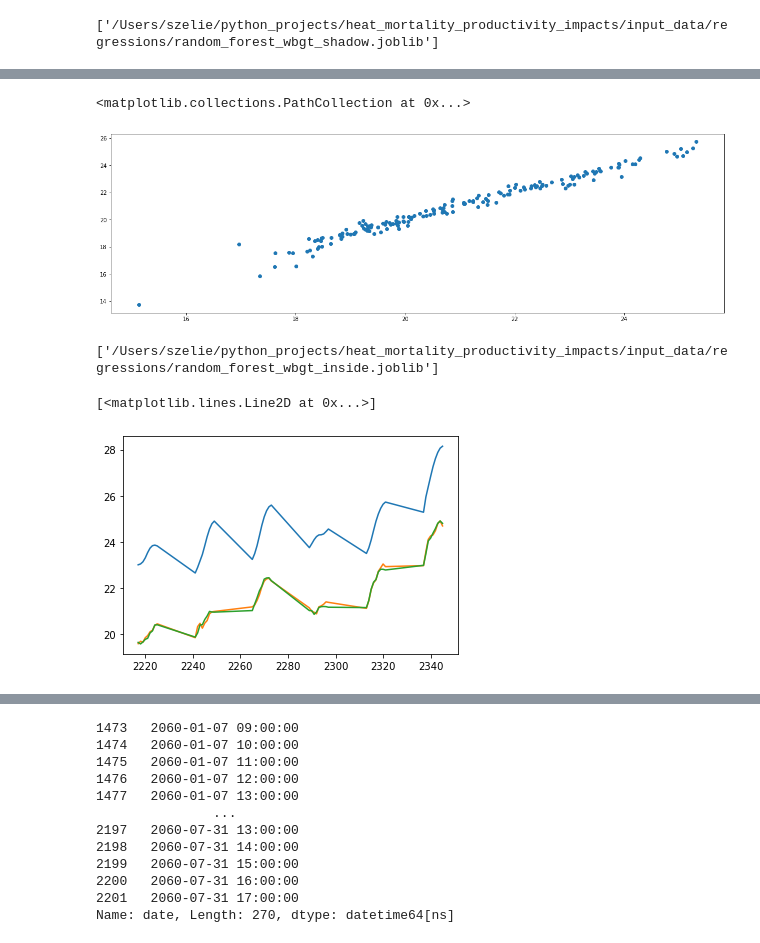
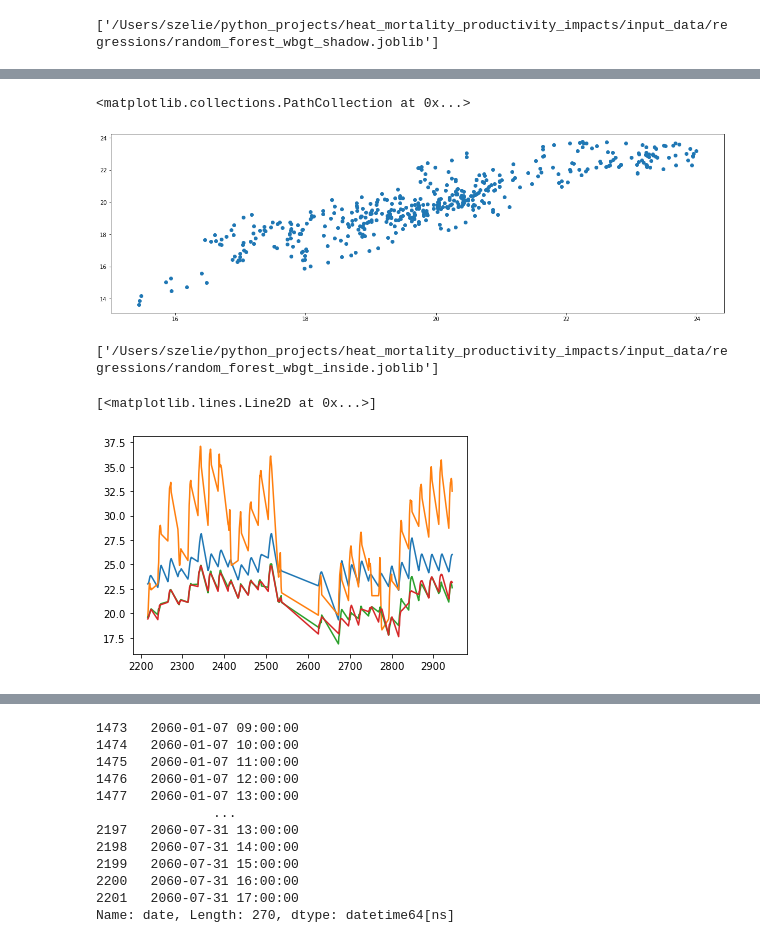
Before and after one commit to zeliest/heat_mortality_productivity_impacts, a Jupyter notebook: research/notebooks/random_forest_wbgt.ipynb, the cells around one changed output, grey strips where cells are left out. Cells and saved outputs as stored; diff of their text form; code cells hidden in the pictures.

Commit message:
Update regression wbgt outside

```diff
--- a/research/notebooks/random_forest_wbgt.ipynb
+++ b/research/notebooks/random_forest_wbgt.ipynb
@@ -155,20 +156,28 @@ wbgt_inside = pd.merge(wbgt_inside,max_T, on=['time.mm','time.dd'])
 # %%
-from sklearn import linear_model
+from sklearn.model_selection import KFold
+from sklearn.metrics import accuracy_score
+import numpy as np
 
-wbgt_inside = wbgt_inside[wbgt_inside['tasmax']>23]
-wbgt_inside = wbgt_inside.dropna()
-wbgt_inside = wbgt_inside[(wbgt_inside['time.hh']>8)&(wbgt_inside['time.hh']<18)]
-X = wbgt_inside[['time.hh','tasmin','tasmax']] # here we have 2 variables for multiple regression. If you just want to use one variable for simple linear regression, then use X = df['Interest_Rate'] for example.Alternatively, you may add additional variables within the brackets
-Y = wbgt_inside['wbgt_inside']
+kf5 = KFold(n_splits=5, shuffle=False)
+kf3 = KFold(n_splits=3, shuffle=False)
 
-from sklearn.model_selection import train_test_split
-# splitting the data
-x_train, x_test, y_train, y_test = train_test_split(X, Y, test_size = 0.2, random_state = 42)
+rfr_inside = RandomForestRegressor(n_estimators=10, max_depth=10)
 
-# with sklearn
-rfr_inside = RandomForestRegressor(n_estimators=10, max_depth=8)
-rfr_inside.fit(x_train, y_train)
+rmse_list =[]
 
-score = rfr_inside.score(x_train, y_train)
-print("R-squared:", score)
+i = 1
+
+for train_index, test_index in kf5.split(wbgt_inside):
+    X_train = wbgt_inside.iloc[train_index][['time.hh','tasmin','tasmax']]
+    X_test = wbgt_inside.iloc[test_index][['time.hh','tasmin','tasmax']]
+    y_train = wbgt_inside.iloc[train_index][['wbgt_inside']]
+    y_test = wbgt_inside.iloc[test_index]['wbgt_inside']
+
+    #Train the model
+    rfr_inside.fit(X_train, y_train) #Training the model
+    y_prediction_rfr = rfr_inside.predict(X_test)
+    rmse = np.sqrt(mean_squared_error(y_test,y_prediction_rfr))
+    rmse_list.append(rmse)
+    print(f"Accuracy for the fold no. {i} on the test set: {rmse}")
+    i += 1
 # %% [output]
@@ -195,9 +207,9 @@ print(rfr_sun.predict(array))
 # %%
 fig, ax = plt.subplots(figsize=(20,6))
-ax.scatter(y_prediction, y_test)
+ax.scatter(y_prediction_rfr, y_test)
 # %% [output]
 <matplotlib.collections.PathCollection at 0x...>
-[figure, old version]
+[figure, new version]
 # %%
 import joblib
 joblib.dump(rfr_inside, "/Users/szelie/python_projects/heat_mortality_productivity_impacts/input_data/regressions/random_forest_wbgt_inside.joblib")
@@ -206,11 +218,14 @@ joblib.dump(rfr_inside, "/Users/szelie/python_projects/heat_mortality_productivi
 # %%
 fig,ax =plt.subplots()
 
-wbgt_7d = wbgt_inside[(wbgt_inside['time.mm']==8)&(wbgt_inside['time.dd']<7)]
+wbgt_7d = wbgt_inside[(wbgt_inside['time.mm']==8)]
 ax.plot(wbgt_7d.index, wbgt_7d.operating_temperature)
+ax.plot(wbgt_7d.index, wbgt_7d.tre200h0)
+
+
 ax.plot(wbgt_7d.index, wbgt_7d.wbgt_inside)
 wbgt_inside_est = rfr_inside.predict(wbgt_7d[['time.hh','tasmin','tasmax']])
 ax.plot(wbgt_7d.index, wbgt_inside_est)
 # %% [output]
 [<matplotlib.lines.Line2D at 0x...>]
-[figure, old version]
+[figure, new version]
```
Also changed, not shown: parts of 23 cells of this notebook, 3 other files.
